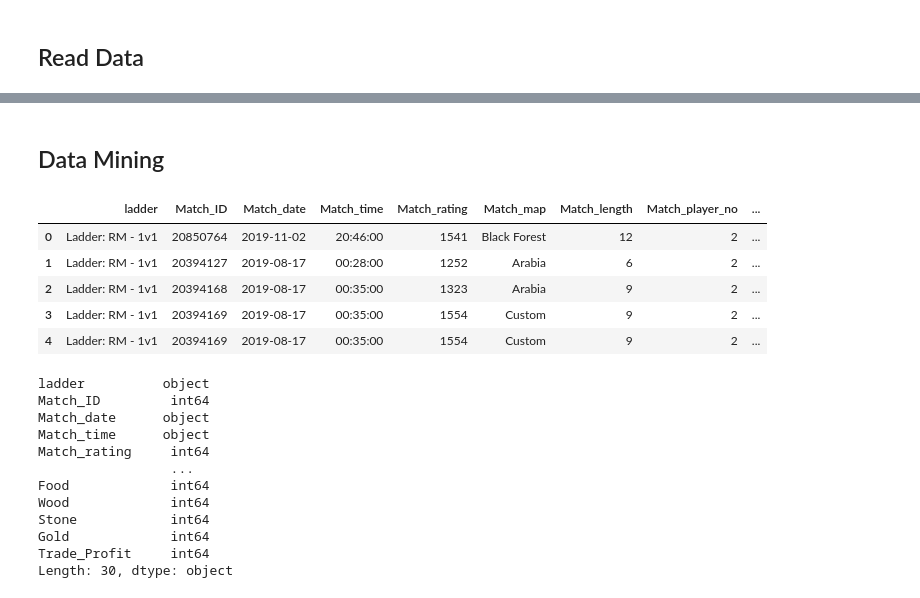
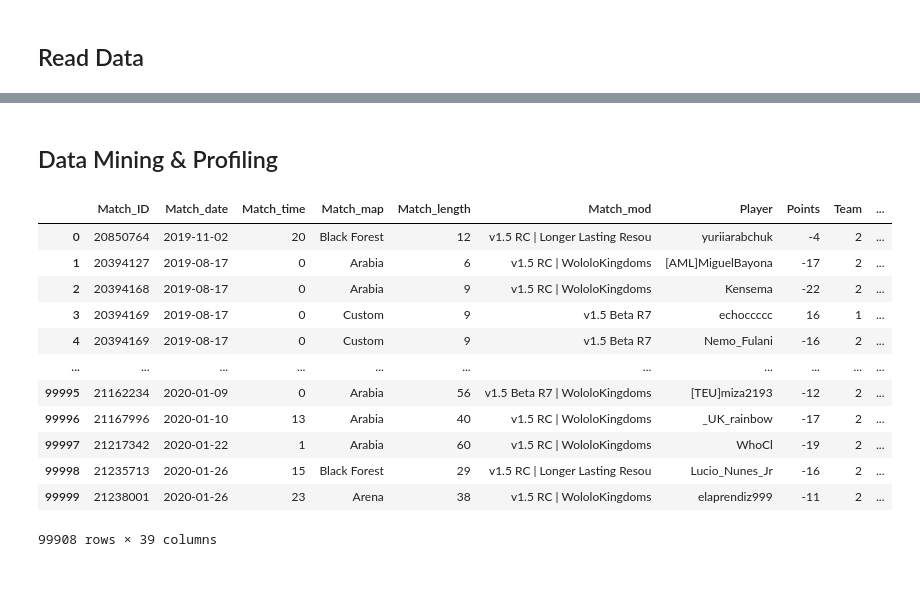
Before and after one commit to InspectorFowler/AgeofEmpires2_Voobly, a Jupyter notebook: src/Mining/Data_mining.ipynb, the cells around one changed output, grey strips where cells are left out. Drawn from its saved outputs; the diff is of its cells as text; code cells hidden in the pictures.

```diff
--- a/src/Mining/Data_mining.ipynb
+++ b/src/Mining/Data_mining.ipynb
@@ -39,26 +40,35 @@ Time taken to read from server : 4.619019985198975
 # %% [markdown]
-## Data Mining
+## Data Mining & Profiling
+# %%
+# Match data cleanup
+# Civilization dictionary
+civ_map = ['Aztecs','Berbers','Britons','Bulgarians','Burmese','Byzantines','Celts','Chinese','Cumans','Ethiopians','Franks','Goths','Huns','Incas','Indians'
+            ,'Italians','Japanese','Khmer','Koreans','Lithuanians','Magyars','Malay','Malians','Mayans','Mongols','Persians','Portuguese','Saracens','Slavs'
+            ,'Spanish','Tatars','Teutons','Turks','Vietnamese','Vikings']
+civ_map = {i.upper()[0:3] : i for i in civ_map}
+
+match_data = (match_data
+              .assign(Player_Rating = match_data['New_Rating'] - match_data['Points'],
+                      Civilization = match_data['Civilization'].map(civ_map),
+                      Match_date = pd.to_datetime(match_data['Match_date']),
+                      Match_time = pd.to_datetime(match_data['Match_time'], format='%H:%M:%S').dt.hour)
+              .drop(['Match_rating','Match_player_no','New_Rating','ladder',
+                     'Trade_Profit','Tribute_Received','Tribute_Sent',
+                     'Team'],axis=1)
+              .dropna(subset=['Civilization']))
 # %%
-match_data.head()
+match_data
 # %% [output]
-|  | ladder | Match_ID | Match_date | Match_time | Match_rating | Match_map | Match_length | Match_player_no | ... |
-| 0 | Ladder: RM - 1v1 | 20850764 | 2019-11-02 | 20:46:00 | 1541 | Black Forest | 12 | 2 | ... |
-| 1 | Ladder: RM - 1v1 | 20394127 | 2019-08-17 | 00:28:00 | 1252 | Arabia | 6 | 2 | ... |
-| 2 | Ladder: RM - 1v1 | 20394168 | 2019-08-17 | 00:35:00 | 1323 | Arabia | 9 | 2 | ... |
-| 3 | Ladder: RM - 1v1 | 20394169 | 2019-08-17 | 00:35:00 | 1554 | Custom | 9 | 2 | ... |
-| 4 | Ladder: RM - 1v1 | 20394169 | 2019-08-17 | 00:35:00 | 1554 | Custom | 9 | 2 | ... |
+|  | Match_ID | Match_date | Match_time | Match_map | Match_length | Match_mod | Player | Points | Team | ... |
+| 0 | 20850764 | 2019-11-02 | 20 | Black Forest | 12 | v1.5 RC | Longer Lasting Resou | yuriiarabchuk | -4 | 2 | ... |
+| 1 | 20394127 | 2019-08-17 | 0 | Arabia | 6 | v1.5 RC | WololoKingdoms | [AML]MiguelBayona | -17 | 2 | ... |
+| 2 | 20394168 | 2019-08-17 | 0 | Arabia | 9 | v1.5 RC | WololoKingdoms | Kensema | -22 | 2 | ... |
+| 3 | 20394169 | 2019-08-17 | 0 | Custom | 9 | v1.5 Beta R7 | echoccccc | 16 | 1 | ... |
+| 4 | 20394169 | 2019-08-17 | 0 | Custom | 9 | v1.5 Beta R7 | Nemo_Fulani | -16 | 2 | ... |
+| ... | ... | ... | ... | ... | ... | ... | ... | ... | ... | ... |
+| 99995 | 21162234 | 2020-01-09 | 0 | Arabia | 56 | v1.5 Beta R7 | WololoKingdoms | [TEU]miza2193 | -12 | 2 | ... |
+| 99996 | 21167996 | 2020-01-10 | 13 | Arabia | 40 | v1.5 RC | WololoKingdoms | _UK_rainbow | -17 | 2 | ... |
+| 99997 | 21217342 | 2020-01-22 | 1 | Arabia | 60 | v1.5 RC | WololoKingdoms | WhoCl | -19 | 2 | ... |
+| 99998 | 21235713 | 2020-01-26 | 15 | Black Forest | 29 | v1.5 RC | Longer Lasting Resou | Lucio_Nunes_Jr | -16 | 2 | ... |
+| 99999 | 21238001 | 2020-01-26 | 23 | Arena | 38 | v1.5 RC | WololoKingdoms | elaprendiz999 | -11 | 2 | ... |
+99908 rows × 39 columns
-# %%
-match_data.dtypes
-# %% [output]
-ladder          object
-Match_ID         int64
-Match_date      object
-Match_time      object
-Match_rating     int64
-                 ...
-Food             int64
-Wood             int64
-Stone            int64
-Gold             int64
-Trade_Profit     int64
-Length: 30, dtype: object
```
Also changed, not shown: parts of 4 cells of this notebook.
